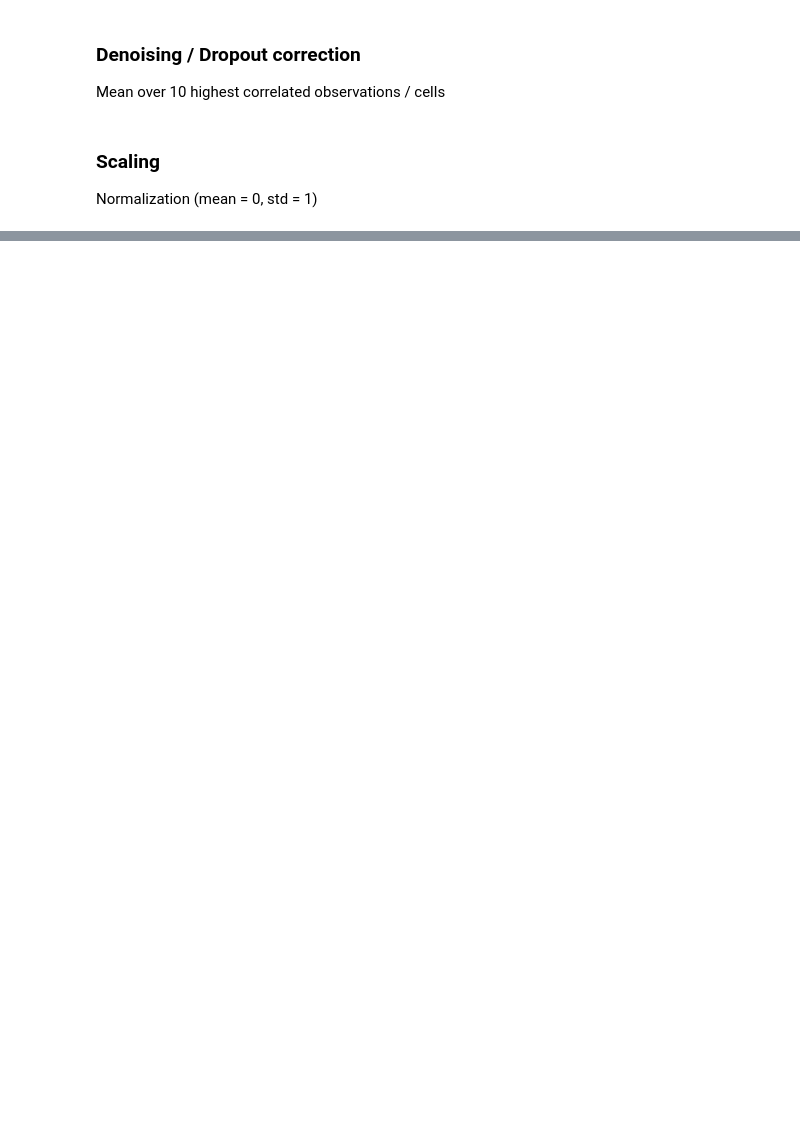
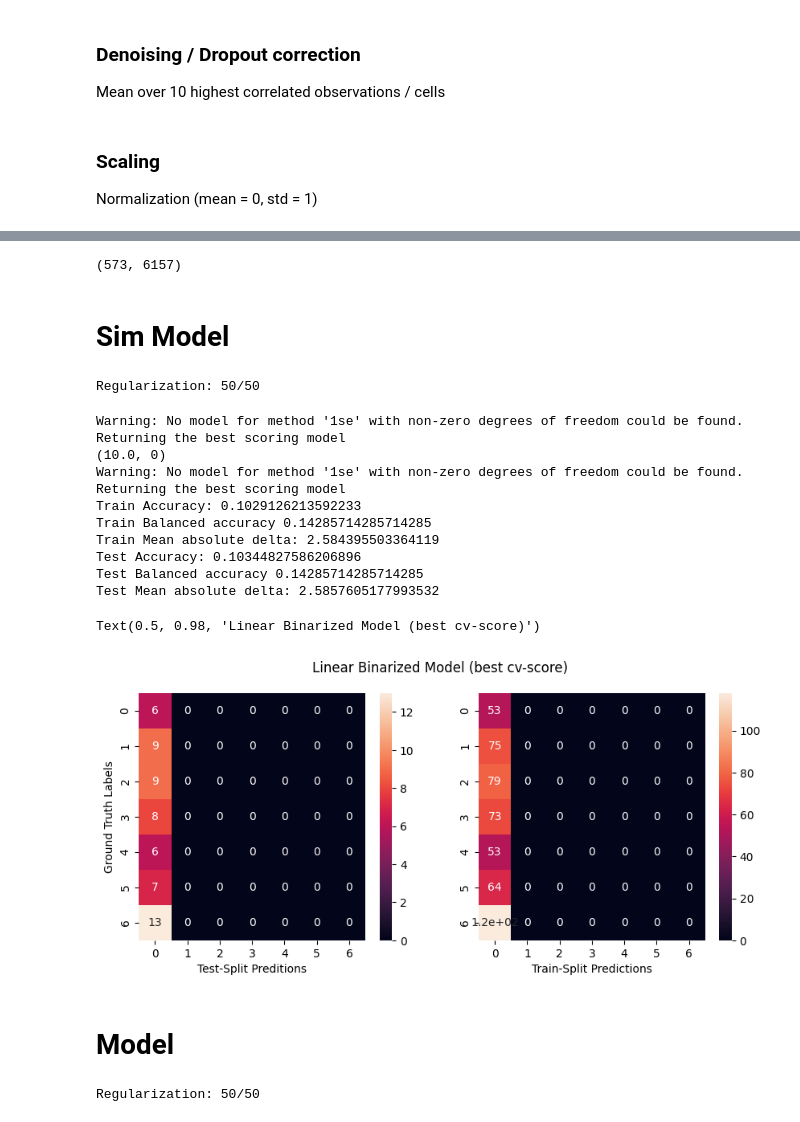
Before and after one commit to JulianFlesch/Masterthesis-Supplementary, a Jupyter notebook: experiments/04_BaselineModel/Preprocessing.ipynb, the cells around one changed output, grey strips where cells are left out. Cells and saved outputs as stored; diff of their text form; code cells hidden in the pictures; blank space fills up the shorter version.

```diff
--- a/experiments/04_BaselineModel/Preprocessing.ipynb
+++ b/experiments/04_BaselineModel/Preprocessing.ipynb
@@ -5 +7,5 @@ os.chdir("/home/julian/Uni/MasterThesis/code/experiments")
 from masterthesis.data import load_h5ad
+# %%
+# load the python AnnData object
+simdata_ann = load_h5ad("/home/julian/Uni/MasterThesis/data/simdata.h5ad")
+print(simdata_ann.shape)
@@ -74,0 +124,9 @@ sc.pp.scale(acinar_copy)
+# %%
+sc.pp.log1p(simdata_ann, copy=False)
+sc.pp.normalize_per_cell(simdata_ann)
+sc.pp.highly_variable_genes(simdata_ann, min_mean=min_mean, span=1, inplace=True)
+sim_processed = simdata_ann[:, simdata_ann.var.highly_variable].copy()
+# %%
+sim_processed.shape
+# %% [output]
+(573, 6157)
@@ -74,0 +156,53 @@ sc.pp.scale(acinar_copy)
+# %% [markdown]
+# Sim Model
+# %%
+from masterthesis.model import SGDBinarizedModel
+from masterthesis.model_selection import RegularizationGridSearch
+
+cv = RegularizationGridSearch(SGDBinarizedModel).fit(simX_train, simy_train_trans)
+# %% [output]
+Regularization: 50/50
+# %%
+from sklearn import metrics
+from matplotlib import pyplot as plt
+import seaborn as sns
+
+print(cv.get_optimal_lambda())
+sgd_model = cv.get_optimal_model("1se")
+sgd_model.fit(simX_train, simy_train_trans)
+
+print("Train Accuracy:", metrics.accuracy_score(simy_train_trans, sgd_model.predict(simX_train)))
+print("Train Balanced accuracy", metrics.balanced_accuracy_score(simy_train_trans, sgd_model.predict(simX_train), sample_weight=sim_weights_train))
+print("Train Mean absolute delta:", metrics.mean_absolute_error(simy_train_trans, sgd_model.predict(simX_train), sample_weight=sim_weights_train))
+
+print("Test Accuracy:", metrics.accuracy_score(simy_test_trans, sgd_model.predict(simX_test)))
+print("Test Balanced accuracy", metrics.balanced_accuracy_score(simy_test_trans, sgd_model.predict(simX_test), sample_weight=sim_weights_test))
+print("Test Mean absolute delta:", metrics.mean_absolute_error(simy_test_trans, sgd_model.predict(simX_test), sample_weight=sim_weights_test))
+
+
+fig = plt.figure(figsize=(10,4))
+ax1 = fig.add_subplot(121)
+ax2 = fig.add_subplot(122)
+
+sns.heatmap(metrics.confusion_matrix(simy_test_trans, sgd_model.predict(simX_test)), annot=True, ax=ax1)
+sns.heatmap(metrics.confusion_matrix(simy_train_trans, sgd_model.predict(simX_train)), annot=True, ax=ax2)
+
+ax1.set_xlabel("Test-Split Preditions")
+ax1.set_ylabel("Ground Truth Labels")
+ax2.set_xlabel("Train-Split Predictions")
+
+fig.suptitle("Linear Binarized Model (best cv-score)")
+# %% [output]
+Warning: No model for method '1se' with non-zero degrees of freedom could be found. Returning the best scoring model
+(10.0, 0)
+Warning: No model for method '1se' with non-zero degrees of freedom could be found. Returning the best scoring model
+Train Accuracy: 0.1029126213592233
+Train Balanced accuracy 0.14285714285714285
+Train Mean absolute delta: 2.584395503364119
+Test Accuracy: 0.10344827586206896
+Test Balanced accuracy 0.14285714285714285
+Test Mean absolute delta: 2.5857605177993532
+Text(0.5, 0.98, 'Linear Binarized Model (best cv-score)')
+[figure, added]
+# %% [markdown]
+# Model
@@ -74,0 +232,7 @@ sc.pp.scale(acinar_copy)
+# %%
+from masterthesis.model import SGDBinarizedModel
+from masterthesis.model_selection import RegularizationGridSearch
+
+cv = RegularizationGridSearch(SGDBinarizedModel).fit(X_train, y_train_trans)
+# %% [output]
+Regularization: 50/50
```
Also changed, not shown: parts of 28 cells of this notebook, 7 other files.
